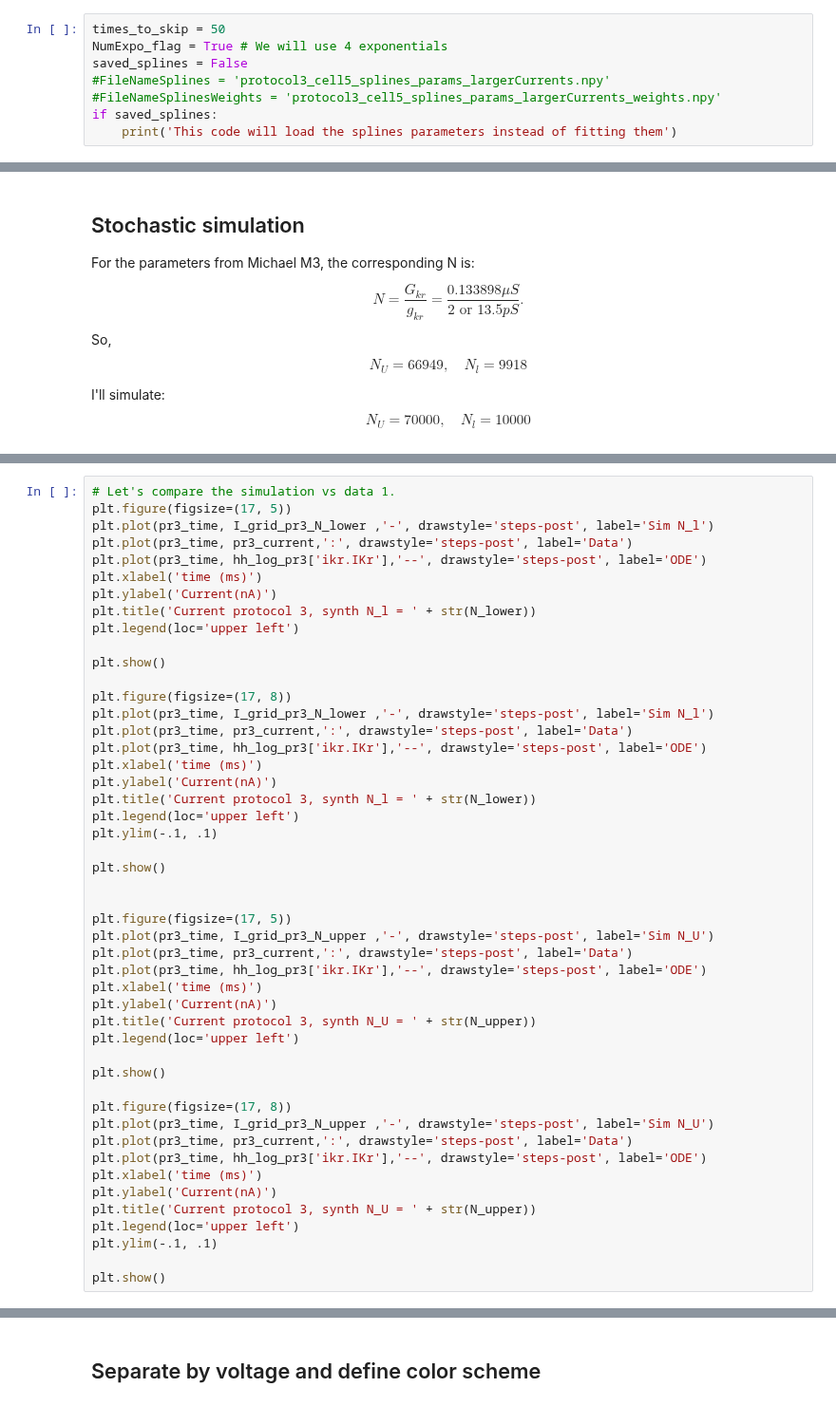
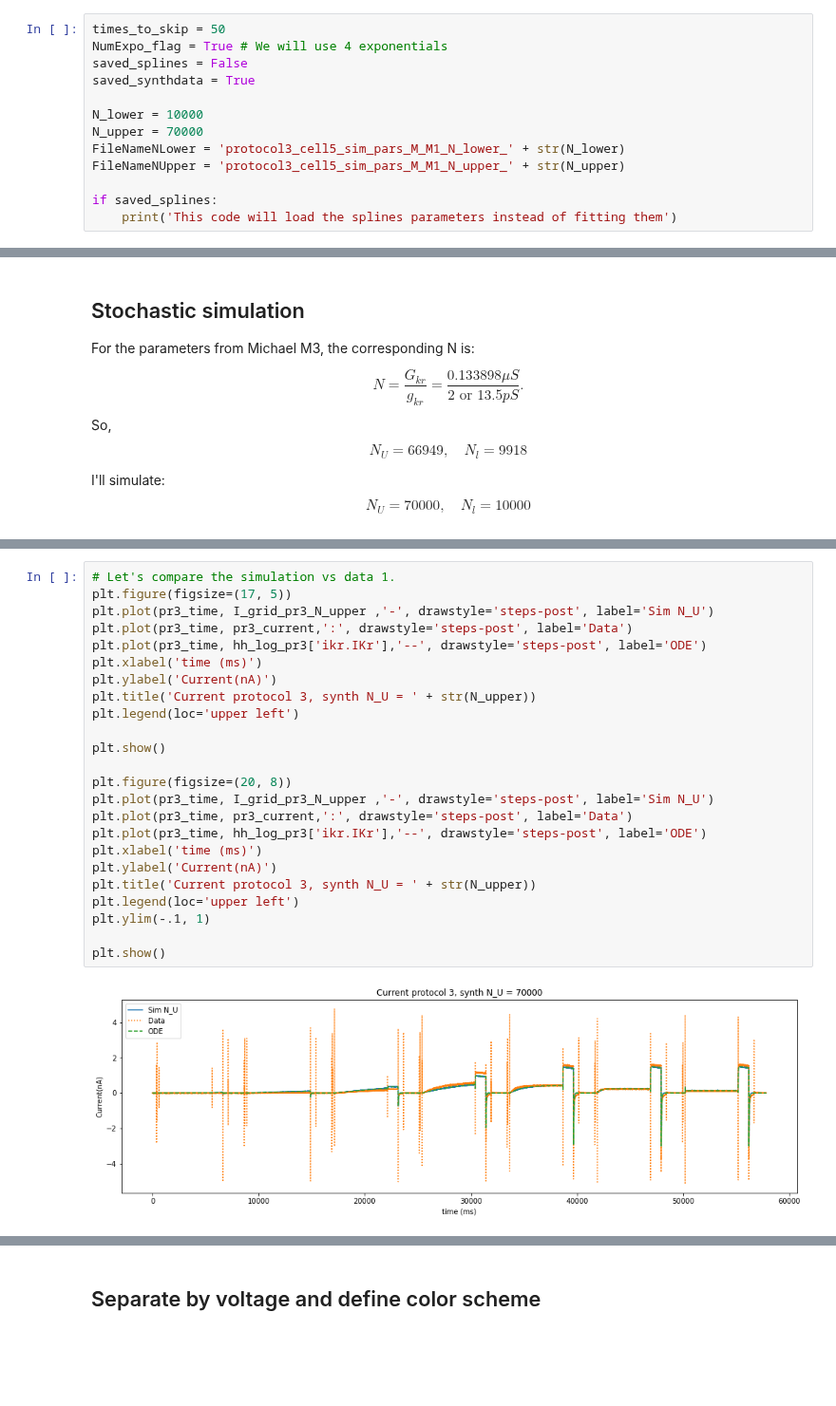
Before and after one commit to donajialej/Notes, a Jupyter notebook: from_myokit_tutorial/KyliesCell5_synth_notebook_PR3.ipynb, the cells around one changed output, grey strips where cells are left out. Shown at 95% size. Cells and saved outputs as stored; diff of their text form; blank space fills up the shorter version.

```diff
--- a/from_myokit_tutorial/KyliesCell5_synth_notebook_PR3.ipynb
+++ b/from_myokit_tutorial/KyliesCell5_synth_notebook_PR3.ipynb
@@ -26,8 +59,13 @@ from scipy.interpolate import interp1d
 times_to_skip = 50
 NumExpo_flag = True # We will use 4 exponentials
 saved_splines = False
-#FileNameSplines = 'protocol3_cell5_splines_params_largerCurrents.npy'
-#FileNameSplinesWeights = 'protocol3_cell5_splines_params_largerCurrents_weights.npy'
+saved_synthdata = True
+
+N_lower = 10000
+N_upper = 70000
+FileNameNLower = 'protocol3_cell5_sim_pars_M_M1_N_lower_' + str(N_lower)
+FileNameNUpper = 'protocol3_cell5_sim_pars_M_M1_N_upper_' + str(N_upper)
+
 if saved_splines:
     print('This code will load the splines parameters instead of fitting them')
 # %% [markdown]
@@ -148,48 +177,26 @@ np.save(FileNameNUpper + '_O_inter.npy' ,O_grid_pr3_N_upper)
 # %%
 # Let's compare the simulation vs data 1.
-plt.figure(figsize=(17, 5))
-plt.plot(pr3_time, I_grid_pr3_N_lower ,'-', drawstyle='steps-post', label='Sim N_l')
-plt.plot(pr3_time, pr3_current,':', drawstyle='steps-post', label='Data')
-plt.plot(pr3_time, hh_log_pr3['ikr.IKr'],'--', drawstyle='steps-post', label='ODE')
-plt.xlabel('time (ms)')
-plt.ylabel('Current(nA)')
-plt.title('Current protocol 3, synth N_l = ' + str(N_lower))
-plt.legend(loc='upper left')
-
-plt.show()
-
-plt.figure(figsize=(17, 8))
-plt.plot(pr3_time, I_grid_pr3_N_lower ,'-', drawstyle='steps-post', label='Sim N_l')
-plt.plot(pr3_time, pr3_current,':', drawstyle='steps-post', label='Data')
-plt.plot(pr3_time, hh_log_pr3['ikr.IKr'],'--', drawstyle='steps-post', label='ODE')
-plt.xlabel('time (ms)')
-plt.ylabel('Current(nA)')
-plt.title('Current protocol 3, synth N_l = ' + str(N_lower))
-plt.legend(loc='upper left')
-plt.ylim(-.1, .1)
-
-plt.show()
-
-
 plt.figure(figsize=(17, 5))
 plt.plot(pr3_time, I_grid_pr3_N_upper ,'-', drawstyle='steps-post', label='Sim N_U')
 plt.plot(pr3_time, pr3_current,':', drawstyle='steps-post', label='Data')
 plt.plot(pr3_time, hh_log_pr3['ikr.IKr'],'--', drawstyle='steps-post', label='ODE')
 plt.xlabel('time (ms)')
 plt.ylabel('Current(nA)')
 plt.title('Current protocol 3, synth N_U = ' + str(N_upper))
 plt.legend(loc='upper left')
 
 plt.show()
 
-plt.figure(figsize=(17, 8))
+plt.figure(figsize=(20, 8))
 plt.plot(pr3_time, I_grid_pr3_N_upper ,'-', drawstyle='steps-post', label='Sim N_U')
 plt.plot(pr3_time, pr3_current,':', drawstyle='steps-post', label='Data')
 plt.plot(pr3_time, hh_log_pr3['ikr.IKr'],'--', drawstyle='steps-post', label='ODE')
 plt.xlabel('time (ms)')
 plt.ylabel('Current(nA)')
 plt.title('Current protocol 3, synth N_U = ' + str(N_upper))
 plt.legend(loc='upper left')
-plt.ylim(-.1, .1)
+plt.ylim(-.1, 1)
 
 plt.show()
+# %% [output]
+[figure, added]
```
Also changed, not shown: parts of 12 cells of this notebook, 8 other files.
